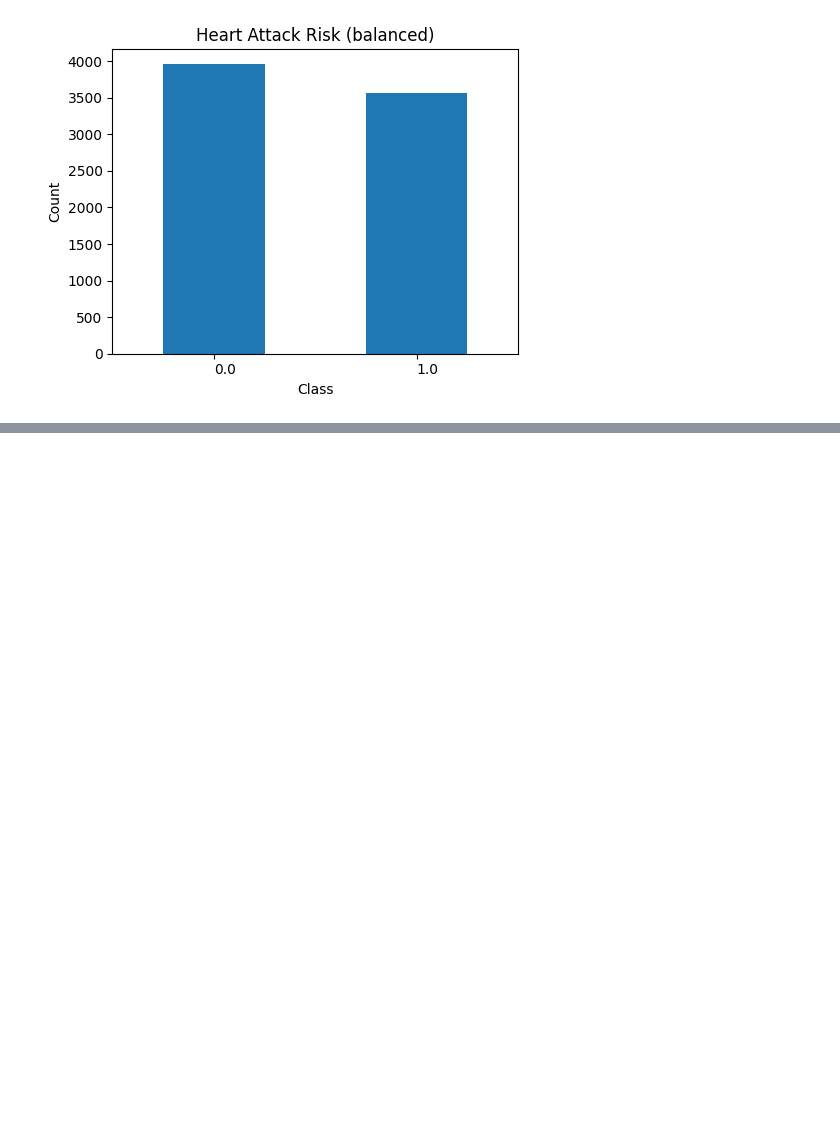
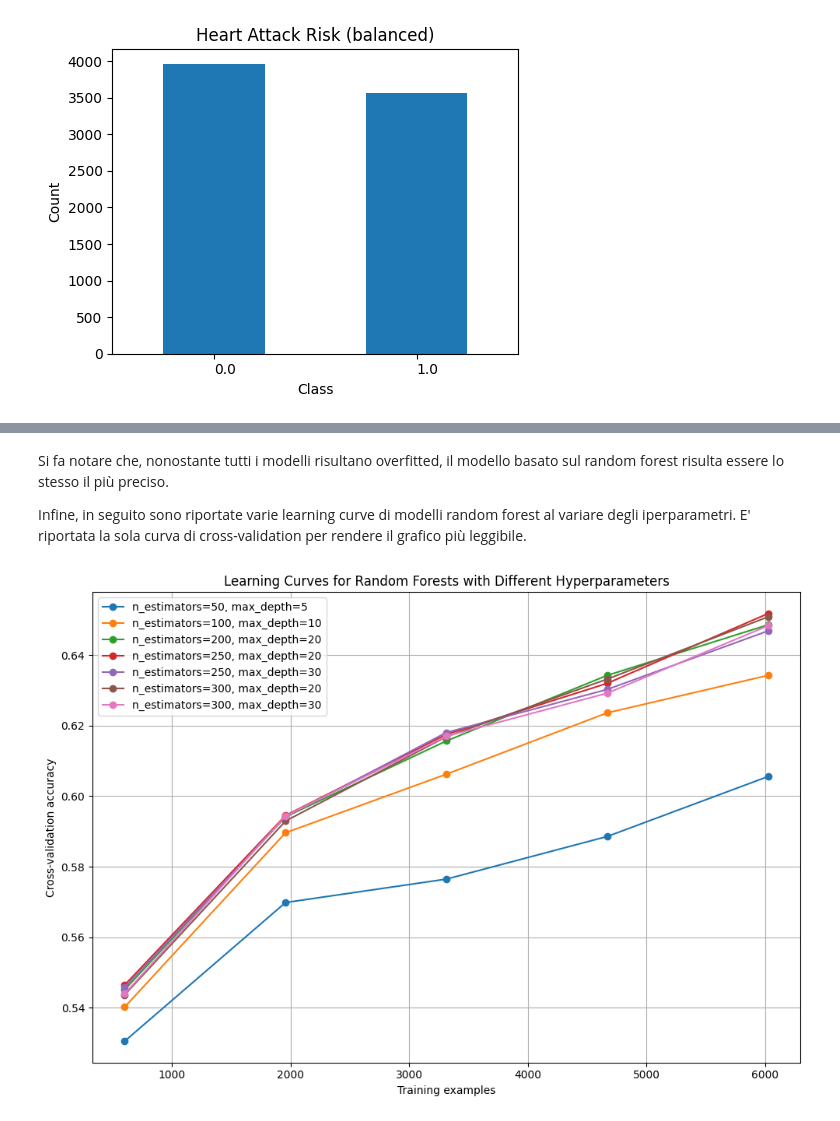
Before and after one commit to lPen88/dataProject, a Jupyter notebook: paper.ipynb, the cells around one changed output, grey strips where cells are left out. Drawn from its saved outputs; the diff is of its cells as text; code cells hidden in the pictures; blank space fills up the shorter version.

```diff
--- a/paper.ipynb
+++ b/paper.ipynb
@@ -230,0 +278,41 @@ weighted avg       0.57      0.55      0.56      2814
+# %% [markdown]
+Si fa notare che, nonostante tutti i modelli risultano overfitted, il modello basato sul random forest risulta essere lo stesso il più preciso.
+
+Infine, in seguito sono riportate varie learning curve di modelli random forest al variare degli iperparametri. E' riportata la sola curva di cross-validation per rendere il grafico più leggibile.
+# %%
+from sklearn.ensemble import RandomForestClassifier
+from sklearn.model_selection import learning_curve
+import matplotlib.pyplot as plt
+import numpy as np
+
+# Define different hyperparameter sets
+rf_params = [
+    {'label': 'n_estimators=50, max_depth=5', 'params': {'n_estimators': 50, 'max_depth': 5, 'random_state': 42}},
+    {'label': 'n_estimators=100, max_depth=10', 'params': {'n_estimators': 100, 'max_depth': 10, 'random_state': 42}},
+    {'label': 'n_estimators=200, max_depth=20', 'params': {'n_estimators': 200, 'max_depth': 20, 'random_state': 42}},
+    {'label': 'n_estimators=250, max_depth=20', 'params': {'n_estimators': 250, 'max_depth': 20, 'random_state': 42}},
+    {'label': 'n_estimators=250, max_depth=30', 'params': {'n_estimators': 250, 'max_depth': 30, 'random_state': 42}},
+    {'label': 'n_estimators=300, max_depth=20', 'params': {'n_estimators': 300, 'max_depth': 20, 'random_state': 42}},
+    {'label': 'n_estimators=300, max_depth=30', 'params': {'n_estimators': 300, 'max_depth': 30, 'random_state': 42}},
+]
+
+plt.figure(figsize=(10, 7))
+
+for rf_conf in rf_params:
+    rf = RandomForestClassifier(**rf_conf['params'])
+    train_sizes, train_scores, test_scores = learning_curve(
+        rf, X_balanced, Y_balanced, cv=5, scoring='accuracy', n_jobs=-1,
+        train_sizes=np.linspace(0.1, 1.0, 5), shuffle=True, random_state=42
+    )
+    test_scores_mean = np.mean(test_scores, axis=1)
+    plt.plot(train_sizes, test_scores_mean, marker='o', label=rf_conf['label'])
+
+plt.title('Learning Curves for Random Forests with Different Hyperparameters')
+plt.xlabel('Training examples')
+plt.ylabel('Cross-validation accuracy')
+plt.legend()
+plt.grid()
+plt.tight_layout()
+plt.show()
+# %% [output]
+[figure, added]
```
Also changed, not shown: parts of 8 cells of this notebook.
